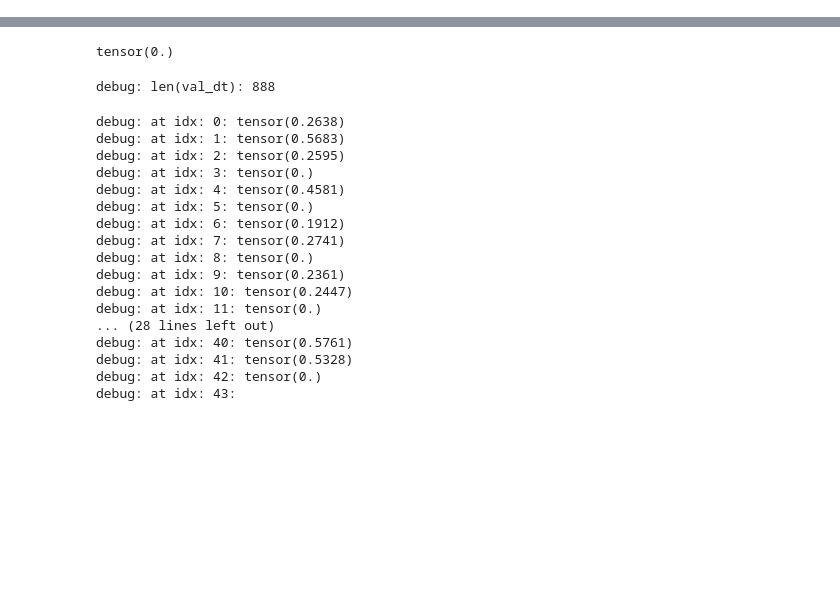
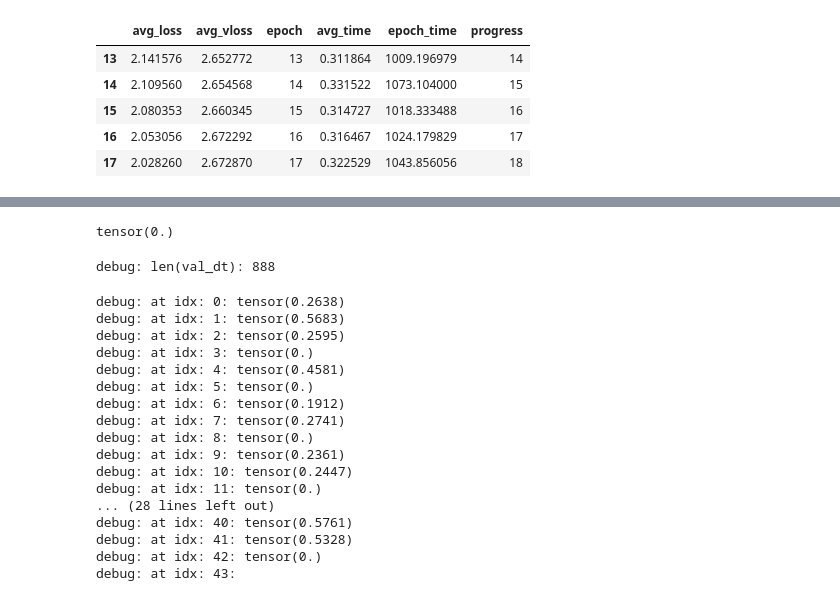
Before and after one commit to maminsed/Attention-is-All-You-Need, a Jupyter notebook: evaluation.ipynb, the cells around one changed output, grey strips where cells are left out. Drawn from its saved outputs; the diff is of its cells as text; code cells hidden in the pictures; blank space fills up the shorter version.

```diff
--- a/evaluation.ipynb
+++ b/evaluation.ipynb
@@ -123,3 +106,3 @@ bdf.head()
 # %%
-bdf_2,edf_2,batch_hist_2 = draw_plots("test/overnight_Sep_4/history.json")
+bdf_4,edf_4,batch_hist_4 = draw_plots("test/overnight_Sep_4/history.json")
 # %% [output]
@@ -130,3 +119,12 @@ NameError: name 'train' is not defined
+# %%
+edf_4.tail()
+# %% [output]
+|  | avg_loss | avg_vloss | epoch | avg_time | epoch_time | progress |
+| 13 | 2.141576 | 2.652772 | 13 | 0.311864 | 1009.196979 | 14 |
+| 14 | 2.109560 | 2.654568 | 14 | 0.331522 | 1073.104000 | 15 |
+| 15 | 2.080353 | 2.660345 | 15 | 0.314727 | 1018.333488 | 16 |
+| 16 | 2.053056 | 2.672292 | 16 | 0.316467 | 1024.179829 | 17 |
+| 17 | 2.028260 | 2.672870 | 17 | 0.322529 | 1043.856056 | 18 |
 # %%
 import sentencepiece
 import torch
```
Also changed, not shown: parts of 26 cells of this notebook, 7 other files.
